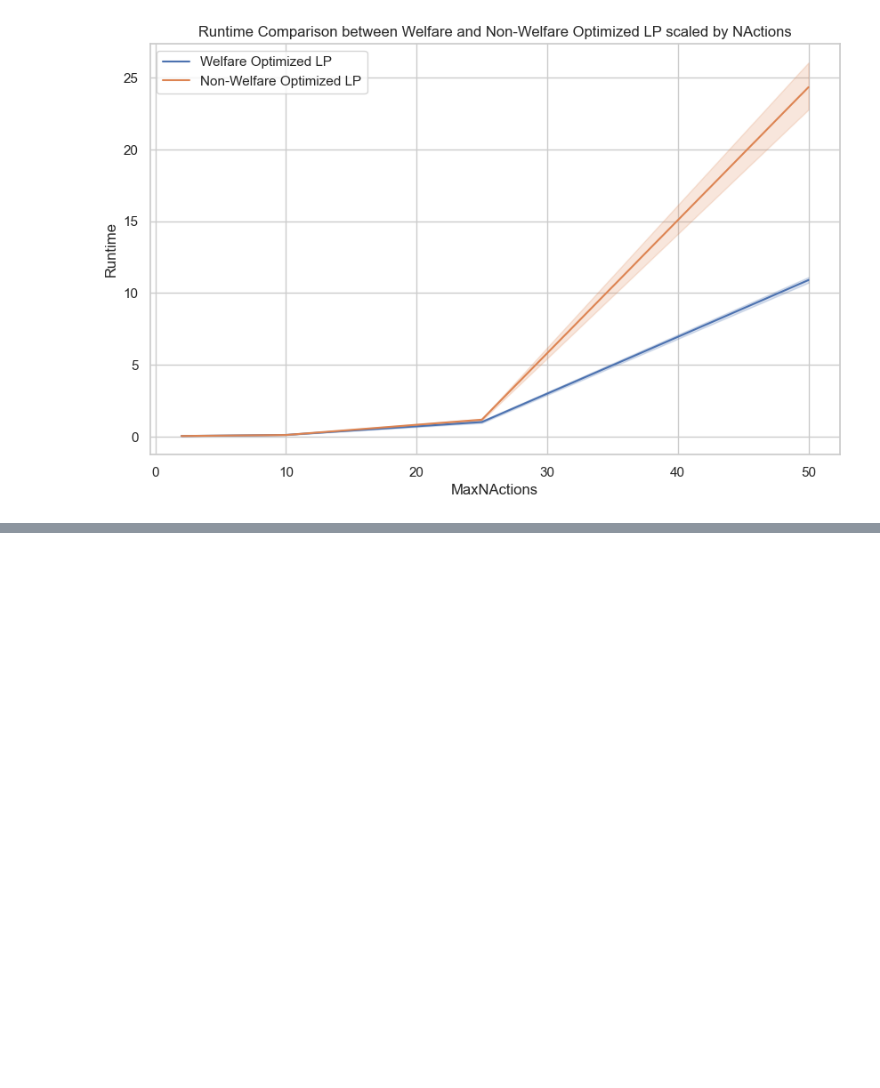
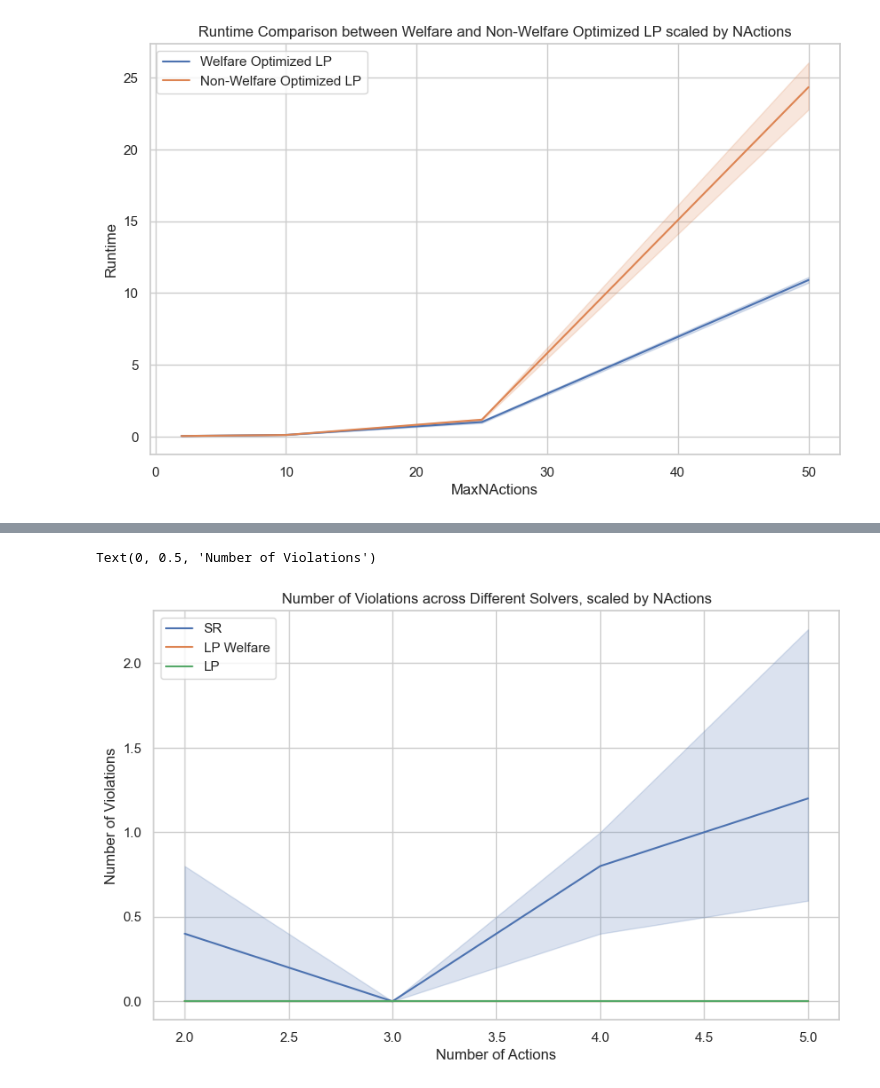
Before and after one commit to rosewang01/cis625-final-proj, a Jupyter notebook: benchmarking.ipynb, the cells around one changed output, grey strips where cells are left out. Drawn from its saved outputs; the diff is of its cells as text; code cells hidden in the pictures; blank space fills up the shorter version.

```diff
--- a/benchmarking.ipynb
+++ b/benchmarking.ipynb
@@ -100,0 +124,15 @@ Text(0.5, 1.0, 'Runtime Comparison between Welfare and Non-Welfare Optimized LP
+# %%
+sr_nactions_sr = sr_nactions[sr_nactions["Solver"] == "Swap Regret"].copy()
+sr_nactions_lp_welfare = sr_nactions[sr_nactions["Solver"] == "Linear Programming-Maximize Welfare"].copy()
+sr_nactions_lp = sr_nactions[sr_nactions["Solver"] == "Linear Programming"].copy()
+sns.set(style="whitegrid")
+plt.figure(figsize=(10, 6))
+sns.lineplot(x="MaxNActions", y="NViolations", data=sr_nactions_sr, label="SR")
+sns.lineplot(x="MaxNActions", y="NViolations", data=sr_nactions_lp_welfare, label="LP Welfare")
+sns.lineplot(x="MaxNActions", y="NViolations", data=sr_nactions_lp, label="LP")
+plt.title("Number of Violations across Different Solvers, scaled by NActions")
+plt.xlabel("Number of Actions")
+plt.ylabel("Number of Violations")
+# %% [output]
+Text(0, 0.5, 'Number of Violations')
+[figure, added]
```
Also changed, not shown: parts of 6 cells of this notebook.
